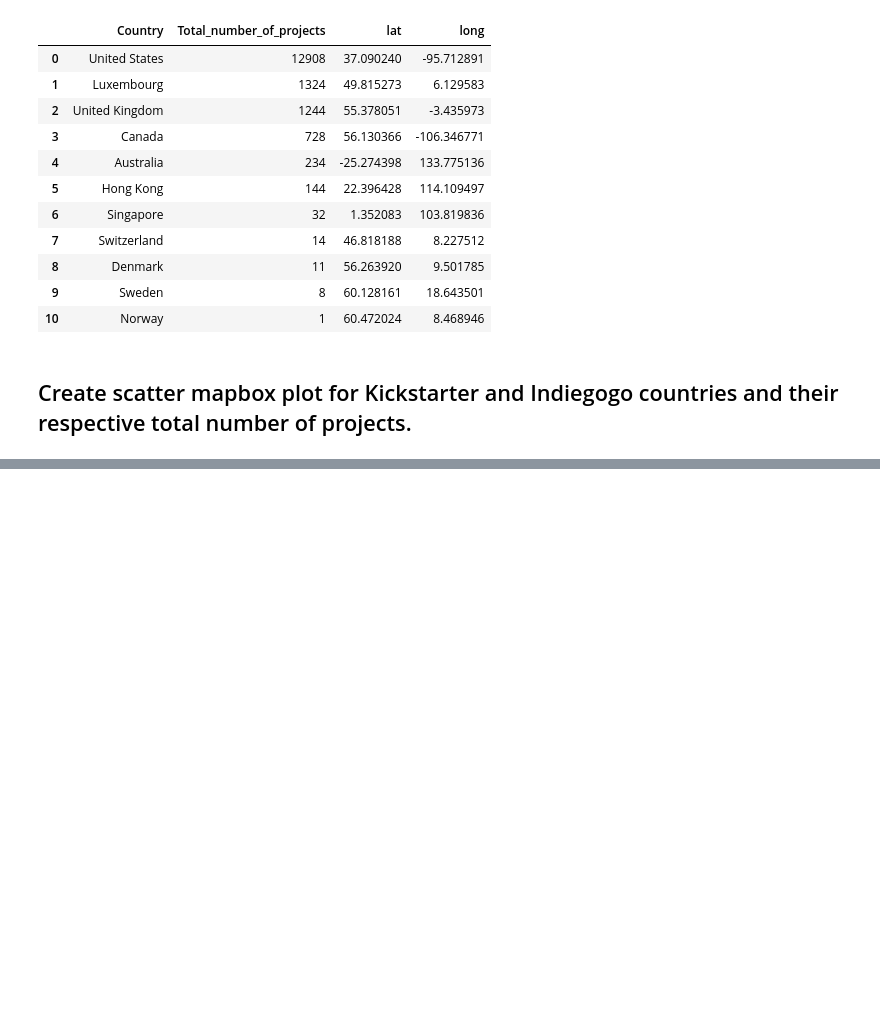
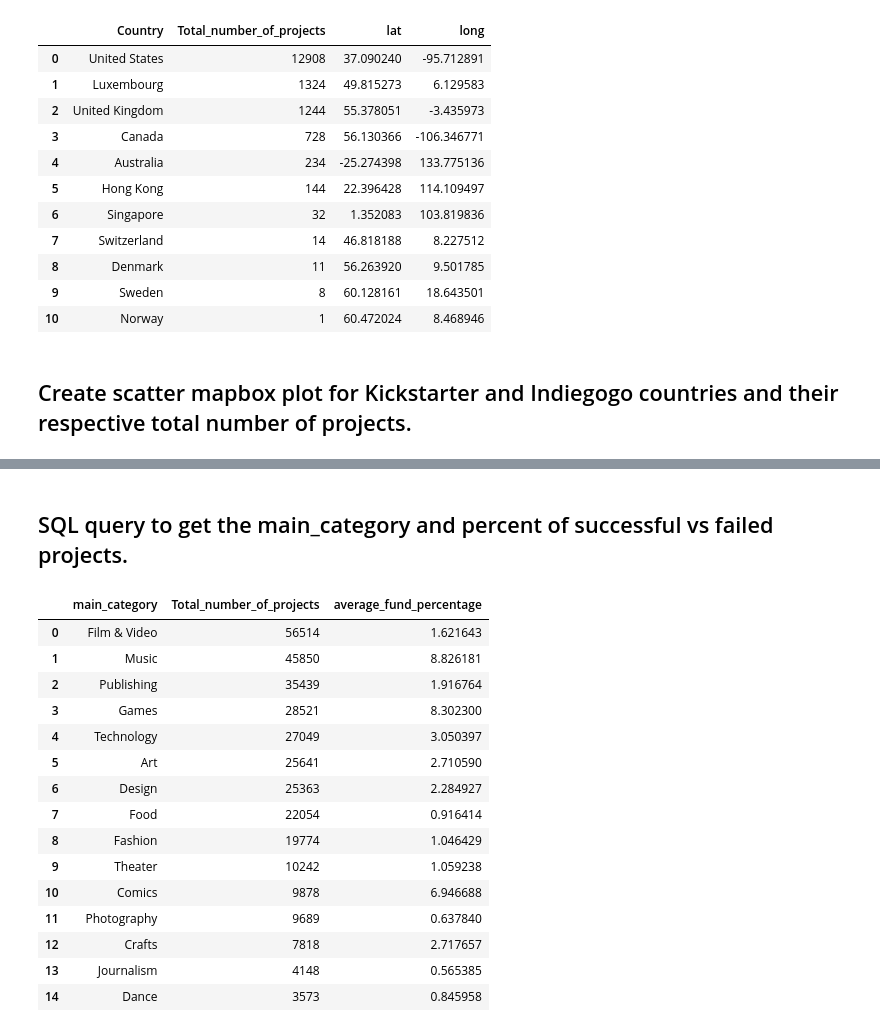
Before and after one commit to Best-Brain-Gang/Crowdfunding_Analysis, a Jupyter notebook: crowdfunding_analyzer.ipynb, the cells around one changed output, grey strips where cells are left out. Saved outputs shown, nothing was run; the diff lists cells and outputs as text; code cells hidden in the pictures; blank space fills up the shorter version.

```diff
--- a/crowdfunding_analyzer.ipynb
+++ b/crowdfunding_analyzer.ipynb
@@ -379,0 +383,32 @@ indiegogo_mapbox_plot
+# %% [markdown]
+## SQL query to get the main_category and percent of successful vs failed projects.
+# %%
+query = """
+SELECT main_category, COUNT (*) AS Total_number_of_projects, AVG(funded_percent) AS average_fund_percentage
+FROM kickstarter_large
+GROUP BY main_category
+ORDER BY
+    total_number_of_projects DESC;
+"""
+
+ks_main_category_total = pd.read_sql_query(
+    query,
+    con= engine)
+ks_main_category_total
+# %% [output]
+|  | main_category | Total_number_of_projects | average_fund_percentage |
+| 0 | Film & Video | 56514 | 1.621643 |
+| 1 | Music | 45850 | 8.826181 |
+| 2 | Publishing | 35439 | 1.916764 |
+| 3 | Games | 28521 | 8.302300 |
+| 4 | Technology | 27049 | 3.050397 |
+| 5 | Art | 25641 | 2.710590 |
+| 6 | Design | 25363 | 2.284927 |
+| 7 | Food | 22054 | 0.916414 |
+| 8 | Fashion | 19774 | 1.046429 |
+| 9 | Theater | 10242 | 1.059238 |
+| 10 | Comics | 9878 | 6.946688 |
+| 11 | Photography | 9689 | 0.637840 |
+| 12 | Crafts | 7818 | 2.717657 |
+| 13 | Journalism | 4148 | 0.565385 |
+| 14 | Dance | 3573 | 0.845958 |
```
Also changed, not shown: parts of 5 cells of this notebook.
